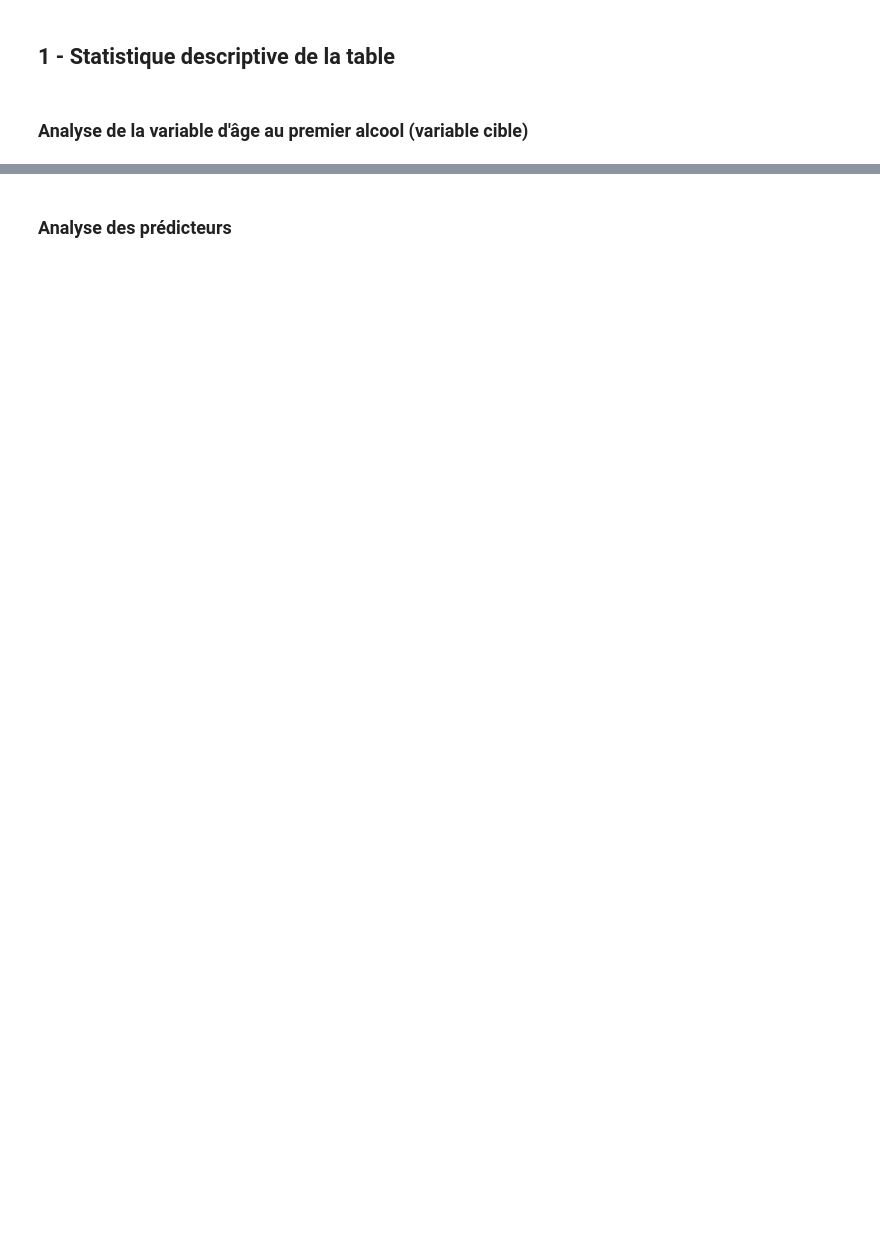
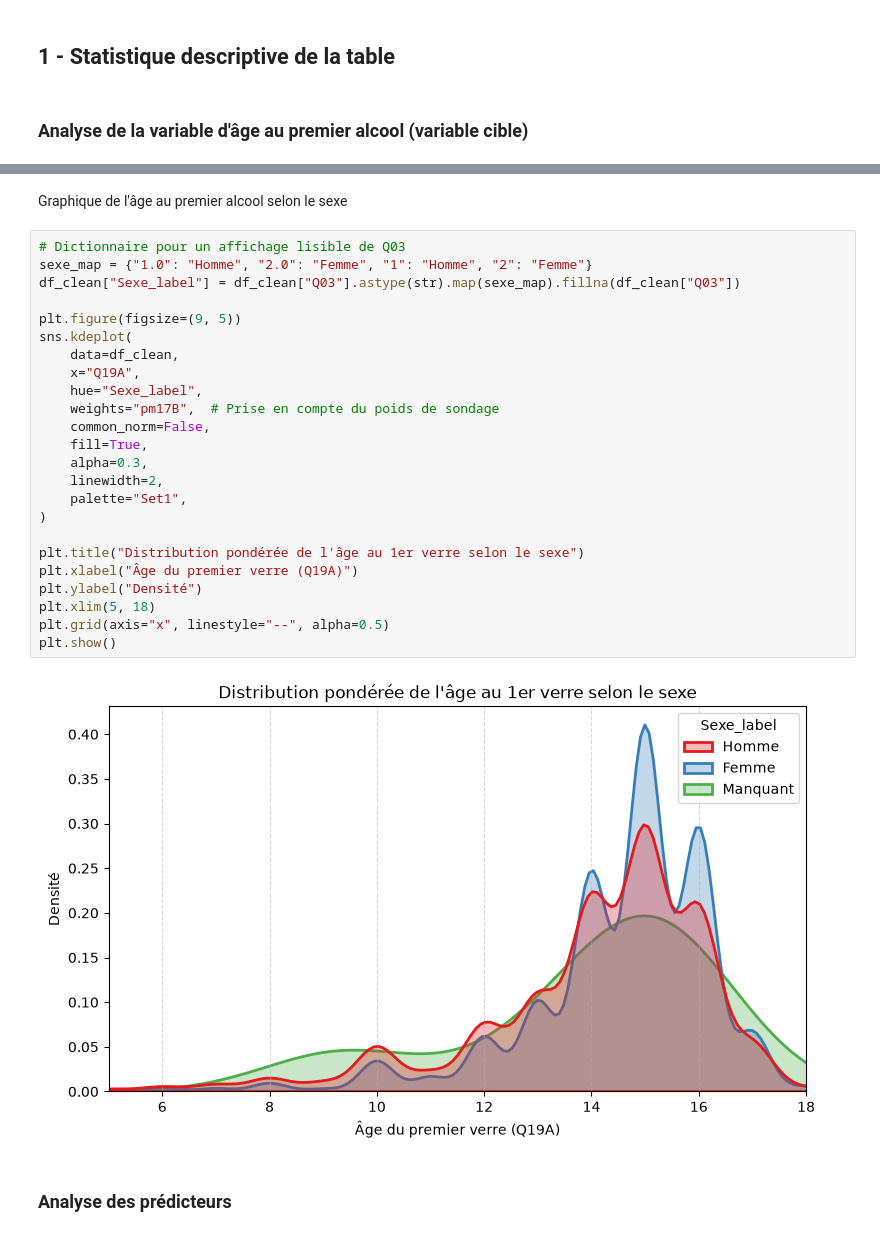
Before and after one commit to RaphaelCarrere/projet_apprentissage_supervise, a Jupyter notebook: projet.ipynb, the cells around one changed output, grey strips where cells are left out. Cells and saved outputs as stored; diff of their text form; blank space fills up the shorter version.

```diff
--- a/projet.ipynb
+++ b/projet.ipynb
@@ -65,2 +492,30 @@ escap
+# %% [markdown]
+Graphique de l'âge au premier alcool selon le sexe
+# %%
+# Dictionnaire pour un affichage lisible de Q03
+sexe_map = {"1.0": "Homme", "2.0": "Femme", "1": "Homme", "2": "Femme"}
+df_clean["Sexe_label"] = df_clean["Q03"].astype(str).map(sexe_map).fillna(df_clean["Q03"])
+
+plt.figure(figsize=(9, 5))
+sns.kdeplot(
+    data=df_clean,
+    x="Q19A",
+    hue="Sexe_label",
+    weights="pm17B",  # Prise en compte du poids de sondage
+    common_norm=False,
+    fill=True,
+    alpha=0.3,
+    linewidth=2,
+    palette="Set1",
+)
+
+plt.title("Distribution pondérée de l'âge au 1er verre selon le sexe")
+plt.xlabel("Âge du premier verre (Q19A)")
+plt.ylabel("Densité")
+plt.xlim(5, 18)
+plt.grid(axis="x", linestyle="--", alpha=0.5)
+plt.show()
+# %% [output]
+[figure, added]
 # %% [markdown]
 ### Analyse des prédicteurs
```
Also changed, not shown: parts of 24 cells of this notebook.
